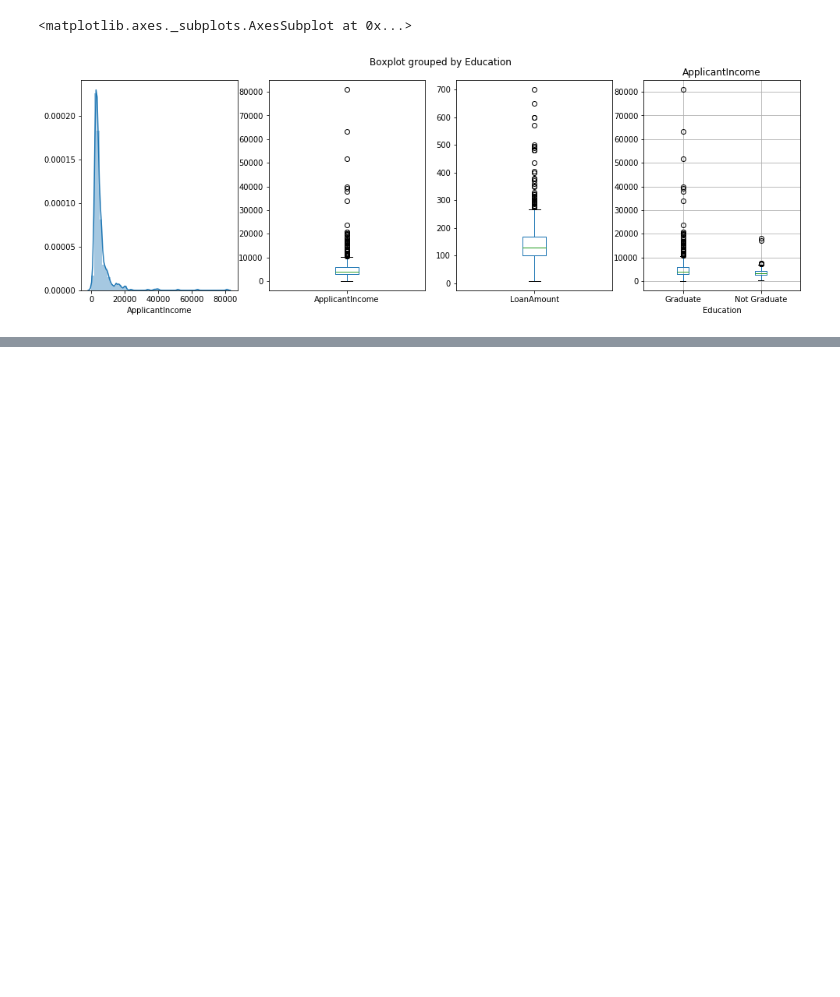
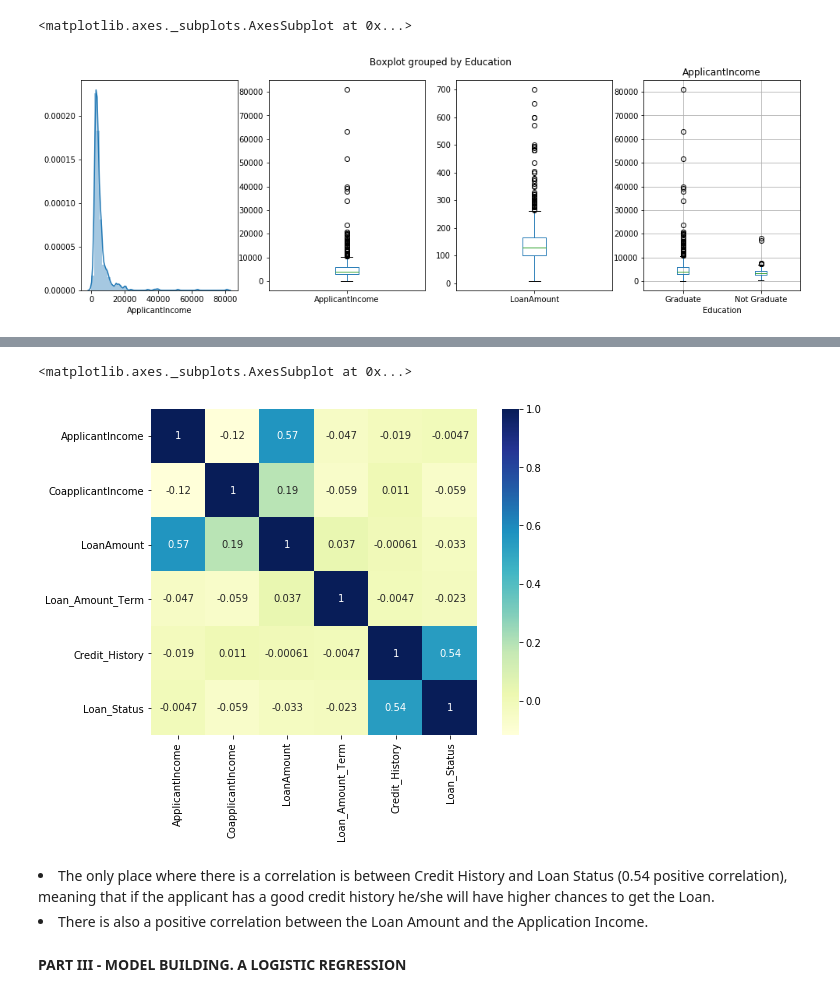
Before and after one commit to mamirandamorante/loanprediction, a Jupyter notebook: Loan Prediction Problem.ipynb, the cells around one changed output, grey strips where cells are left out. Cells and saved outputs as stored; diff of their text form; code cells hidden in the pictures; blank space fills up the shorter version.

```diff
--- a/Loan Prediction Problem.ipynb
+++ b/Loan Prediction Problem.ipynb
@@ -23,6 +30,18 @@ if not hasattr(body, "__iter__"): body.__iter__ = types.MethodType( __iter__, bo
 df_test = pd.read_csv(body)
 # %% [markdown]
 <b>PART II - ANALISYS OF THE DATASET</b>
+# %%
+#Check how many Null values we do have in our train dataset
+#I consider these methods to fill the missing values:
+  #For categorical variables: Mode (Married,Gender, Dependent, Self_Employed, Credit_History,Loan_Amount_Term)
+df_train['Gender'].fillna(df_train['Gender'].mode()[0], inplace=True)
+df_train['Dependents'].fillna(df_train['Dependents'].mode()[0], inplace=True)
+df_train['Self_Employed'].fillna(df_train['Self_Employed'].mode()[0], inplace=True)
+df_train['Credit_History'].fillna(df_train['Credit_History'].mode()[0], inplace=True)
+df_train['Loan_Amount_Term'].fillna(df_train['Loan_Amount_Term'].mode()[0], inplace=True)
+df_train['Married'].fillna(df_train['Married'].mode()[0], inplace=True)
+  #For numerical variables: Median (Loan_Amount)
+df_train['LoanAmount'].fillna(df_train['LoanAmount'].median(), inplace=True)
 # %%
 #Dataset Analysis. Train
 df_train.dtypes
@@ -72,0 +100,15 @@ df_train.boxplot(column='ApplicantIncome', by = 'Education',ax=axarr[3])
+# %%
+#Replace Loan_Amount (Y/N) values to (1/0)
+df_train['Loan_Status'].replace('Y',1,inplace=True)
+df_train['Loan_Status'].replace('N',0,inplace=True)
+matrix = df_train.corr()
+f, ax = plt.subplots(figsize=(9, 6))
+sns.heatmap(matrix, square=True,annot=True, cmap="YlGnBu")
+# %% [output]
+<matplotlib.axes._subplots.AxesSubplot at 0x...>
+[figure, added]
+# %% [markdown]
+<li>The only place where there is a correlation is between Credit History and Loan Status (0.54 positive correlation), meaning that if the applicant has a good credit history he/she will have higher chances to get the Loan.</li>
+<li>There is also a positive correlation between the Loan Amount and the Application Income.</li>
+# %% [markdown]
+<b> PART III - MODEL BUILDING. A LOGISTIC REGRESSION</b>
```
Also changed, not shown: parts of 14 cells of this notebook.
